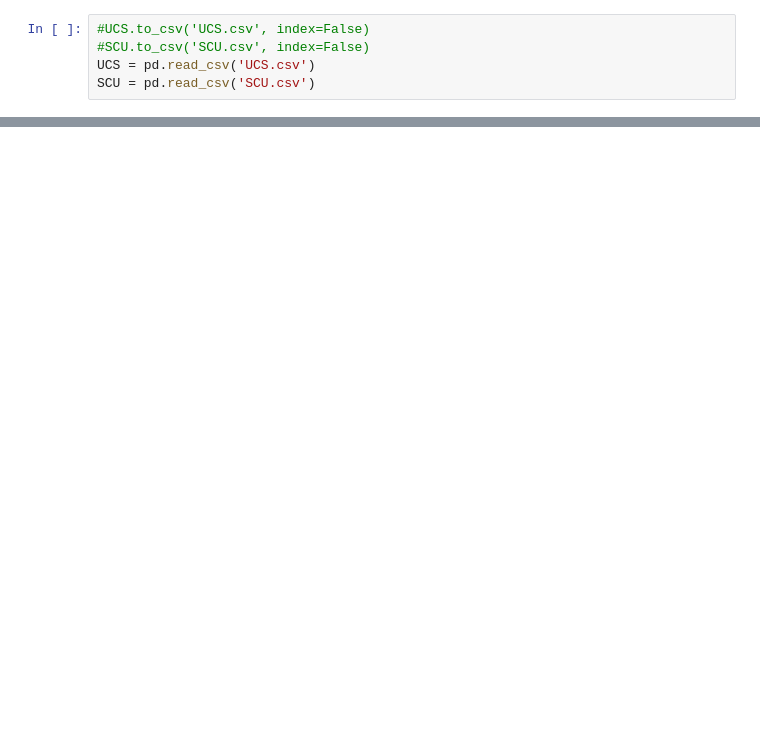
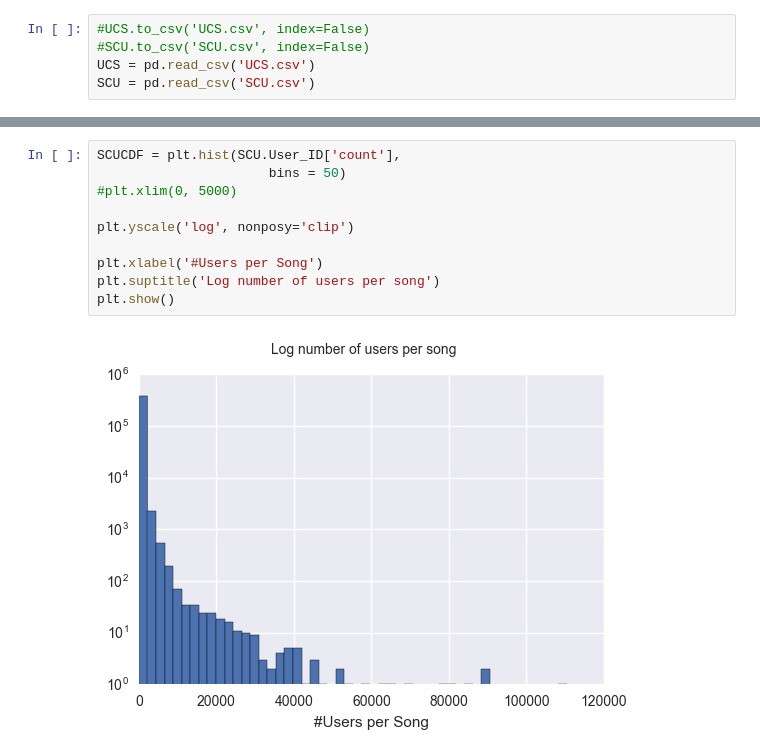
Before and after one commit to 3rdworldjuander/capstone-scripts, a Jupyter notebook: scripts/test-scripts/james/EDA- James.ipynb, the cells around one changed output, grey strips where cells are left out. Saved outputs shown, nothing was run; the diff lists cells and outputs as text; blank space fills up the shorter version.

```diff
--- a/scripts/test-scripts/james/EDA- James.ipynb
+++ b/scripts/test-scripts/james/EDA- James.ipynb
@@ -204 +178,13 @@ plt.show()
+# %%
+SCUCDF = plt.hist(SCU.User_ID['count'],
+                      bins = 50)
+#plt.xlim(0, 5000)
+
+plt.yscale('log', nonposy='clip')
+
+plt.xlabel('#Users per Song')
+plt.suptitle('Log number of users per song')
+plt.show()
+# %% [output]
+[figure, added]
 # %%
```
Also changed, not shown: parts of 35 cells of this notebook.
